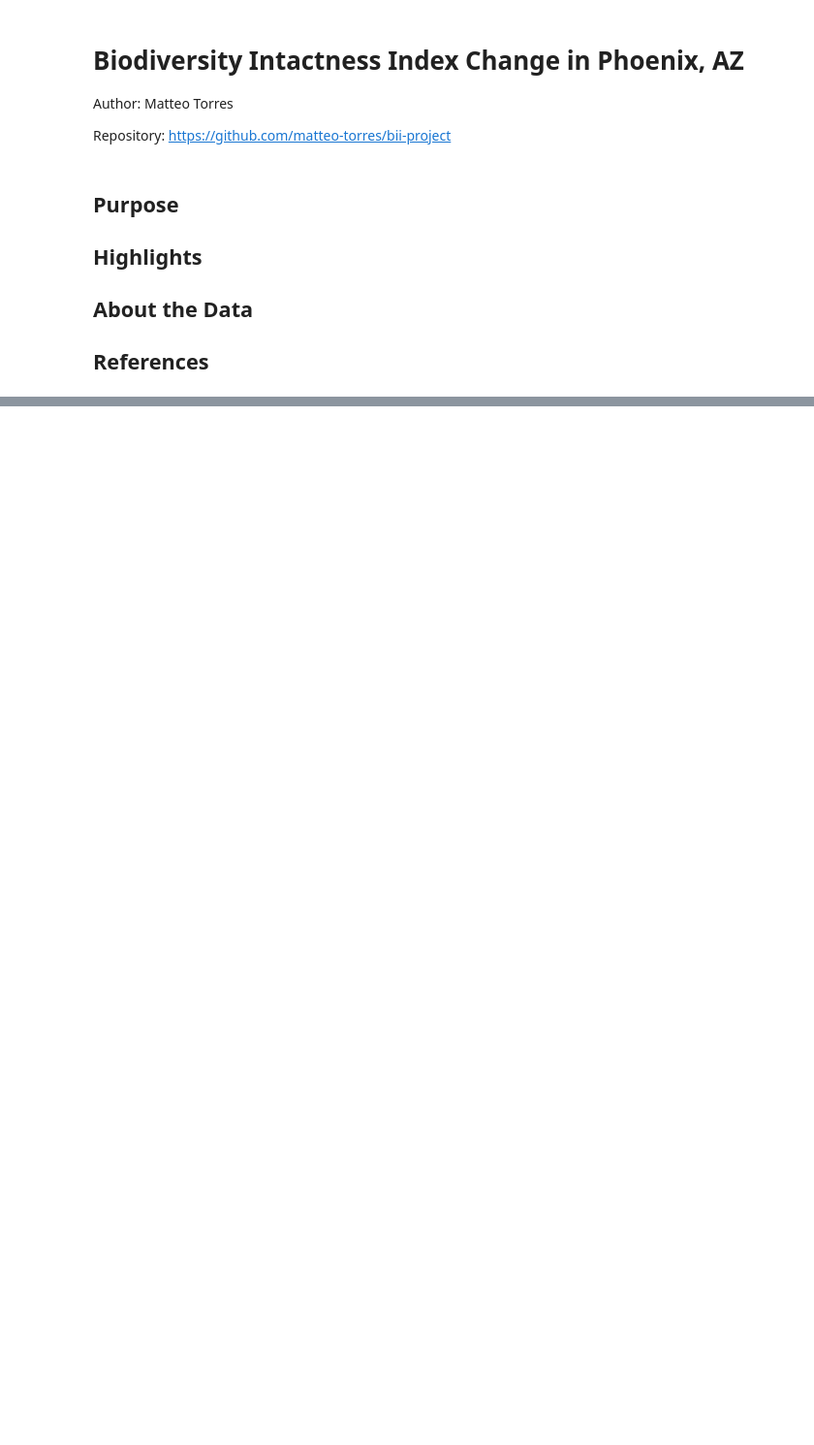
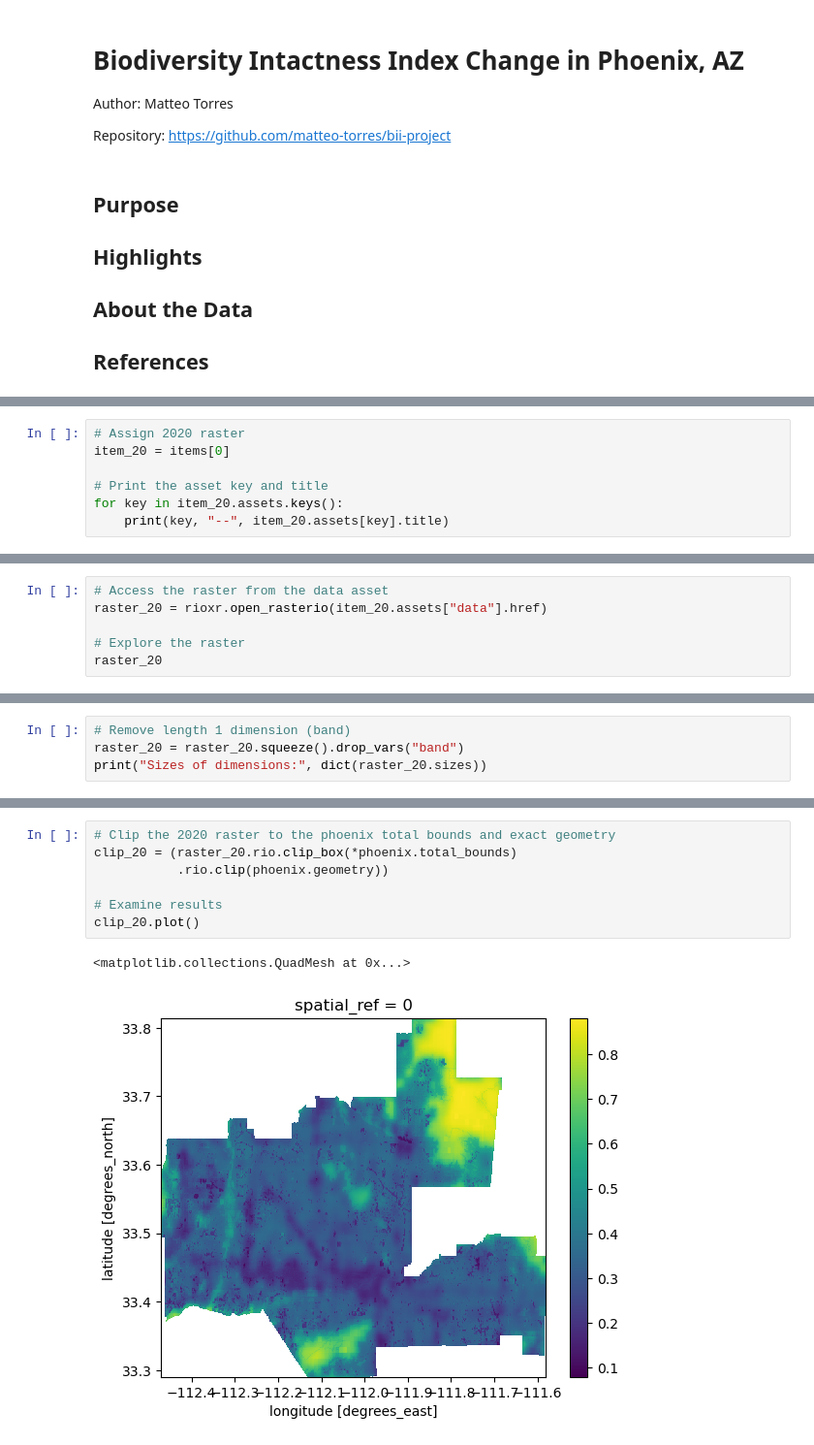
Before and after one commit to matteo-torres/BII-Project, a Jupyter notebook: bii-phoenix.ipynb, the cells around one changed output, grey strips where cells are left out. Shown at 97% size. Cells and saved outputs as stored; diff of their text form; blank space fills up the shorter version.

```diff
--- a/bii-phoenix.ipynb
+++ b/bii-phoenix.ipynb
@@ -79,0 +79,7 @@ phoenix.plot()
+# %%
+# Assign 2020 raster
+item_20 = items[0]
+
+# Print the asset key and title
+for key in item_20.assets.keys():
+    print(key, "--", item_20.assets[key].title)
@@ -79,0 +136,6 @@ phoenix.plot()
+# %%
+# Access the raster from the data asset
+raster_20 = rioxr.open_rasterio(item_20.assets["data"].href)
+
+# Explore the raster
+raster_20
@@ -79,0 +154,4 @@ phoenix.plot()
+# %%
+# Remove length 1 dimension (band)
+raster_20 = raster_20.squeeze().drop_vars("band")
+print("Sizes of dimensions:", dict(raster_20.sizes))
@@ -79,0 +170,10 @@ phoenix.plot()
+# %%
+# Clip the 2020 raster to the phoenix total bounds and exact geometry
+clip_20 = (raster_20.rio.clip_box(*phoenix.total_bounds)
+           .rio.clip(phoenix.geometry))
+
+# Examine results
+clip_20.plot()
+# %% [output]
+<matplotlib.collections.QuadMesh at 0x...>
+[figure, added]
```
Also changed, not shown: parts of 16 cells of this notebook.
